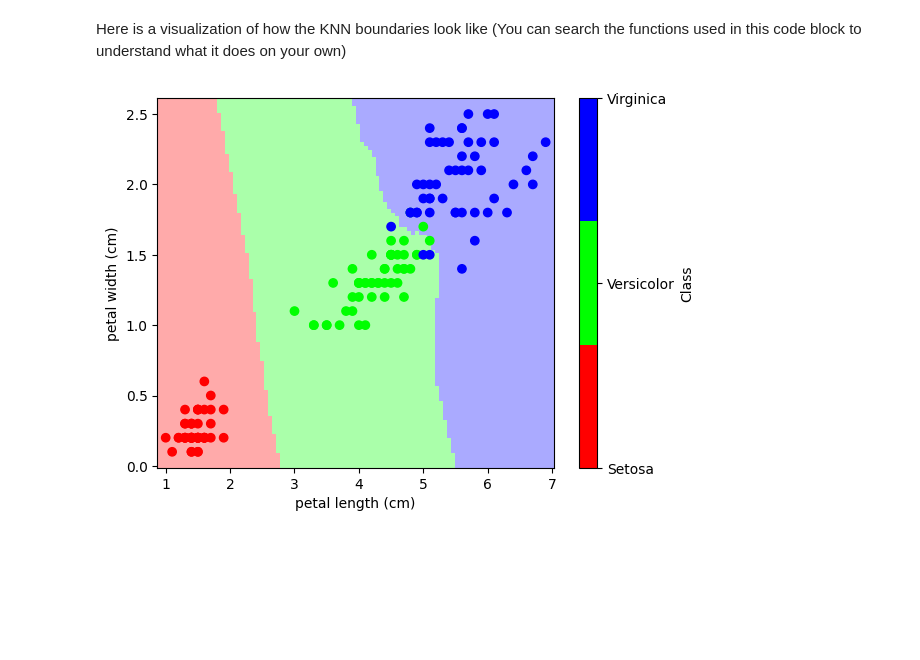
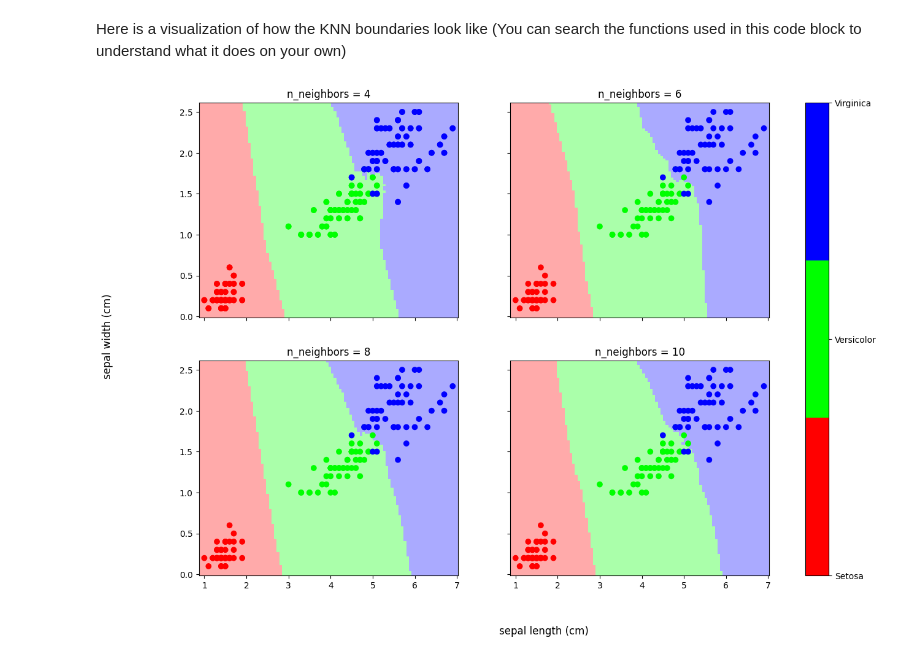
Before and after one commit to crux-bphc/dev-summer-group-2024, a Jupyter notebook: Machine Learning/Week 3/1_KNN_classification.ipynb, the cells around one changed output. Cells and saved outputs as stored; diff of their text form; code cells hidden in the pictures; blank space fills up the shorter version.

Commit message:
feat: add n_neighbour boundaries subplot

```diff
--- a/Machine Learning/Week 3/1_KNN_classification.ipynb
+++ b/Machine Learning/Week 3/1_KNN_classification.ipynb
@@ -235,27 +235,36 @@ Here is a visualization of how the KNN boundaries look like (You can search the
 x2 = df[['petal_length','petal_width']]
 y2 = df['Class']
 
-KNN3 = KNeighborsClassifier()
-KNN3.fit(x2,y2)
+n_neighbors_list = [4,6,8,10]
+boundaries_list = []
 
-length_min, length_max = x2['petal_length'].min() - 0.1, x2['petal_length'].max() + 0.1
-width_min, width_max = x2['petal_width'].min() - 0.1, x2['petal_width'].max() + 0.1
+for n_neighbors in n_neighbors_list:
+    KNN3 = KNeighborsClassifier(n_neighbors=n_neighbors)
+    KNN3.fit(x2,y2)
 
-xx, yy = np.meshgrid(np.linspace(length_min, length_max, 100), np.linspace(width_min, width_max, 100))
-boundaries = KNN3.predict(np.c_[xx.ravel(), yy.ravel()])
-boundaries = boundaries.reshape(xx.shape)
+    length_min, length_max = x2['petal_length'].min() - 0.1, x2['petal_length'].max() + 0.1
+    width_min, width_max = x2['petal_width'].min() - 0.1, x2['petal_width'].max() + 0.1
+
+    xx, yy = np.meshgrid(np.linspace(length_min, length_max, 100), np.linspace(width_min, width_max, 100))
+    boundaries = KNN3.predict(np.c_[xx.ravel(), yy.ravel()])
+    boundaries = boundaries.reshape(xx.shape)
+    boundaries_list.append(boundaries)
 # %%
 import matplotlib.pyplot as plt
 from matplotlib.colors import ListedColormap
 cmap_light = ListedColormap(['#FFAAAA', '#AAFFAA', '#AAAAFF'])
 cmap_bold = ListedColormap(['#FF0000', '#00FF00', '#0000FF'])
 
-plt.figure(2)
-plt.pcolormesh(xx, yy, boundaries, cmap = cmap_light)
-plt.scatter(df["petal_length"], df["petal_width"], c=df["Class"], cmap = cmap_bold)
-plt.xlabel("petal length (cm)")
-plt.ylabel("petal width (cm)")
-plt.colorbar(ticks=[1, 2, 3], label="Class", format = plt.FuncFormatter(lambda val, loc: ['Setosa', 'Versicolor', 'Virginica'][val-1]))
+fig, ax = plt.subplots(2,2, sharex=True, sharey=True, figsize=(15,10))
+
+for i in range(4):
+    ax[i//2,i%2].pcolormesh(xx, yy, boundaries_list[i], cmap = cmap_light)
+    ax[i//2,i%2].scatter(df["petal_length"], df["petal_width"], c=df["Class"], cmap = cmap_bold)
+    ax[i//2,i%2].set_title("n_neighbors = " + str(n_neighbors_list[i]))
+
+fig.supxlabel("sepal length (cm)")
+fig.supylabel("sepal width (cm)")
+fig.colorbar(ax[0,0].scatter(df["petal_length"], df["petal_width"], c=df["Class"], cmap = cmap_bold), ax=ax, ticks = [1, 2, 3], format = plt.FuncFormatter(lambda val, loc: ['Setosa', 'Versicolor', 'Virginica'][val-1]))
 plt.show()
 # %% [output]
-[figure, old version]
+[figure, new version]
```
